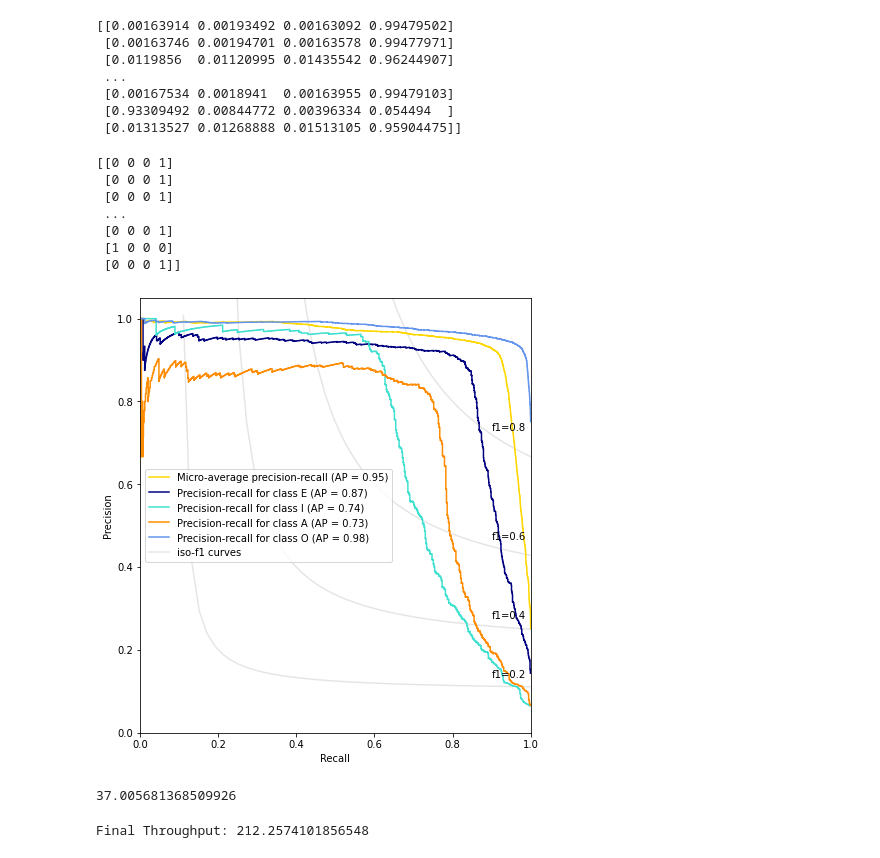
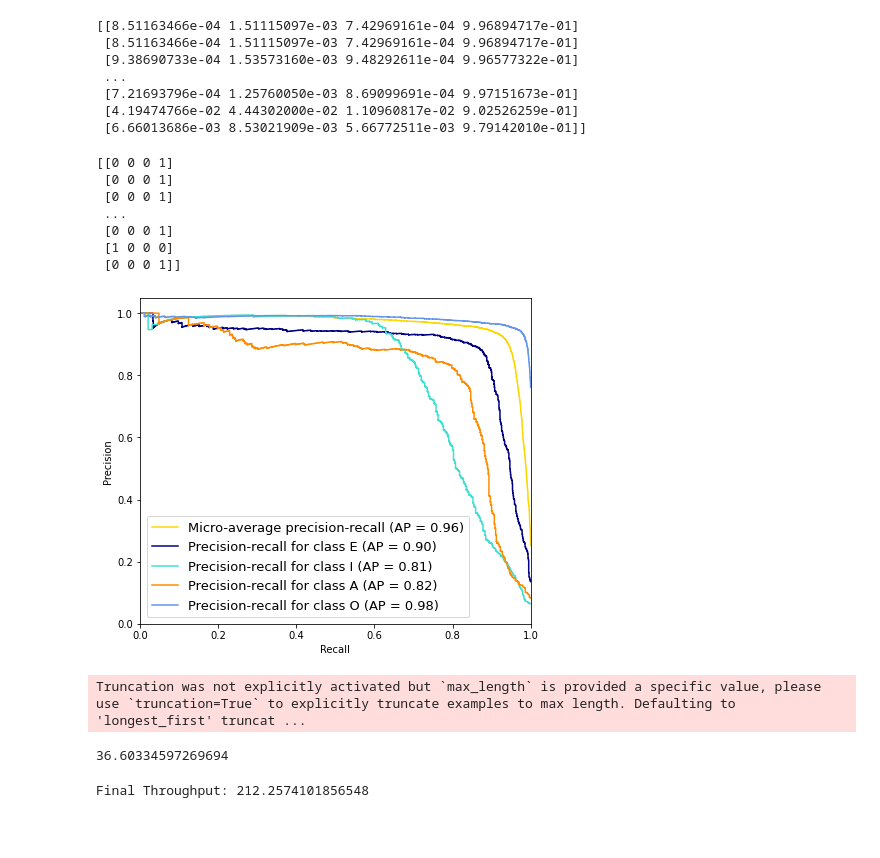
Before and after one commit to durusarv/CS995-Fall22, a Jupyter notebook: conda_classification.ipynb, the cells around one changed output. Saved outputs shown, nothing was run; the diff lists cells and outputs as text; code cells hidden in the pictures; blank space fills up the shorter version.

```diff
--- a/conda_classification.ipynb
+++ b/conda_classification.ipynb
@@ -50,13 +50,13 @@ set_seed(123)
 
 epochs = 2
 
-batch_size = 32
+batch_size = 16
 
 max_length = 50
 
 train_file_path = '/content/CONDA_train.csv'
 
-test_file_path = '/content/CONDA_test.csv'
+test_file_path = '/content/CONDA_valid.csv'
 
 device = torch.device('cuda' if torch.cuda.is_available() else 'cpu')
 
@@ -528,13 +530,13 @@ for i in range(len(logits_list)):
 probs = np.array(probs)
 print(probs)
 # %% [output]
-[[0.00163914 0.00193492 0.00163092 0.99479502]
- [0.00163746 0.00194701 0.00163578 0.99477971]
- [0.0119856  0.01120995 0.01435542 0.96244907]
+[[8.51163466e-04 1.51115097e-03 7.42969161e-04 9.96894717e-01]
+ [8.51163466e-04 1.51115097e-03 7.42969161e-04 9.96894717e-01]
+ [9.38690733e-04 1.53573160e-03 9.48292611e-04 9.96577322e-01]
  ...
- [0.00167534 0.0018941  0.00163955 0.99479103]
- [0.93309492 0.00844772 0.00396334 0.054494  ]
- [0.01313527 0.01268888 0.01513105 0.95904475]]
+ [7.21693796e-04 1.25760050e-03 8.69099691e-04 9.97151673e-01]
+ [4.19474766e-02 4.44302000e-02 1.10960817e-02 9.02526259e-01]
+ [6.66013686e-03 8.53021909e-03 5.66772511e-03 9.79142010e-01]]
 # %%
 from sklearn.preprocessing import label_binarize
 
@@ -575,44 +577,50 @@ average_precision["micro"] = average_precision_score(Y_test, probs, average="mic
 # setup plot details
 colors = cycle(["navy", "turquoise", "darkorange", "cornflowerblue", "teal"])
 
-_, ax = plt.subplots(figsize=(7, 8))
+_, ax = plt.subplots(figsize=(7, 6))
 
+"""
 # Plot iso-f1 curves
 f_scores = np.linspace(0.2, 0.8, num=4)
 lines, labels = [], []
 for f_score in f_scores:
     x = np.linspace(0.01, 1)
     y = f_score * x / (2 * x - f_score)
     (l,) = plt.plot(x[y >= 0], y[y >= 0], color="gray", alpha=0.2)
-    plt.annotate("f1={0:0.1f}".format(f_score), xy=(0.9, y[45] + 0.02))
+    plt.annotate("f1={0:0.1f}".format(f_score), xy=(1, y[45] + 0.02), fontsize=14)
+    #plt.text(0.91, y[45] + 0.1, "f1={0:0.1f}".format(f_score), fontsize=13, transform=plt.gcf().transFigure)
+"""
 
 # Get PR curves
 display = PrecisionRecallDisplay(
     recall=recall["micro"],
     precision=precision["micro"],
     average_precision=average_precision["micro"],
 )
 display.plot(ax=ax, name="Micro-average precision-recall", color="gold")
 
 for i, color in zip(range(4), colors):
     display = PrecisionRecallDisplay(
         recall=recall[i],
         precision=precision[i],
         average_precision=average_precision[i],
     )
     display.plot(ax=ax, name=f"Precision-recall for class " + c[i], color=color)
 
 # add the legend for the iso-f1 curves
 handles, labels = display.ax_.get_legend_handles_labels()
-handles.extend([l])
-labels.extend(["iso-f1 curves"])
+#handles.extend([l])
+#labels.extend(["iso-f1 curves"])
 # set the legend and the axes
 ax.set_xlim([0.0, 1.0])
 ax.set_ylim([0.0, 1.05])
-ax.legend(handles=handles, labels=labels, loc="best")
+ax.legend(handles=handles, labels=labels, loc="lower left", fontsize=13)
+matplotlib.rc('xtick', labelsize=13)
+matplotlib.rc('ytick', labelsize=13)
+matplotlib.rc('axes', labelsize=13)
 plt.show()
 # %% [output]
-[figure, old version]
+[figure, new version]
 # %%
 import numpy as np
 
@@ -641,7 +649,8 @@ mean_syn = np.sum(timings) / repetitions
 std_syn = np.std(timings)
 print(mean_syn)
 # %% [output]
-37.005681368509926
+Truncation was not explicitly activated but `max_length` is provided a specific value, please use `truncation=True` to explicitly truncate examples to max length. Defaulting to 'longest_first' truncat ...
+36.60334597269694
 # %%
 # Dummy input
 dummy_input = tokenizer.encode("wow thats crazy", max_length=512, pad_to_max_length=True, return_tensors="pt").to(device)
```
Also changed, not shown: parts of 8 cells of this notebook, 1 other file.
